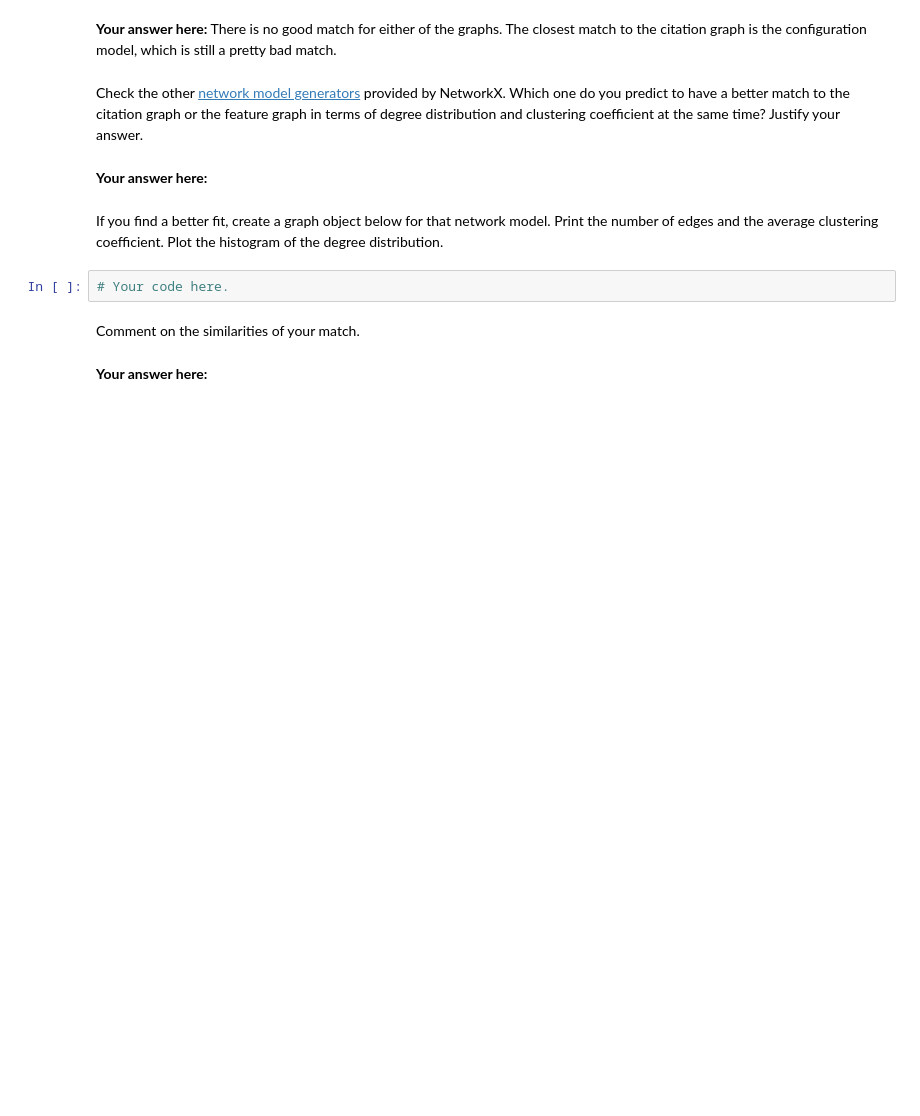
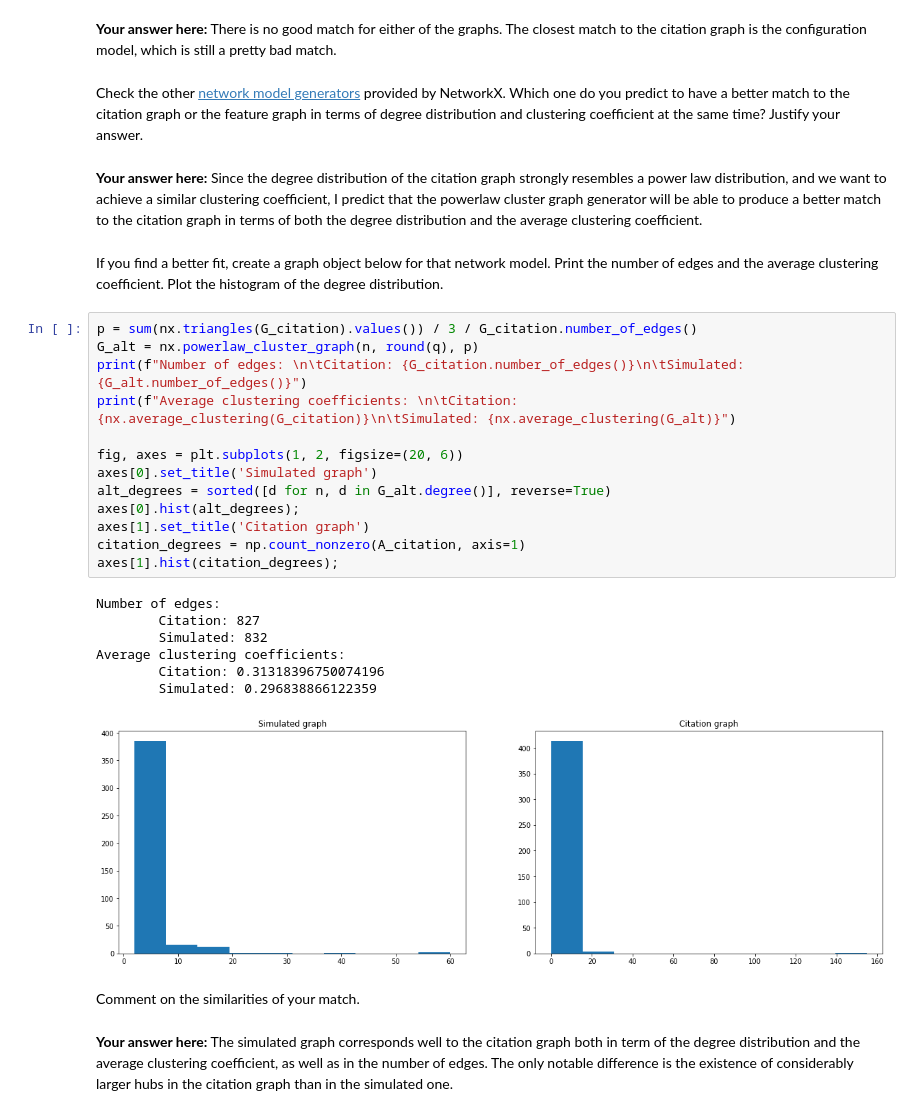
Before and after one commit to TheUser0571/NTDS_2019, a Jupyter notebook: assignments/1_network_science_kay.ipynb, the cells around one changed output. Cells and saved outputs as stored; diff of their text form; blank space fills up the shorter version.

```diff
--- a/assignments/1_network_science_kay.ipynb
+++ b/assignments/1_network_science_kay.ipynb
@@ -619,13 +626,34 @@ Comment on the values you obtain for the simulated networks. Is there any good m
 There is no good match for either of the graphs. The closest match to the citation graph is the configuration model, which is still a pretty bad match.
 # %% [markdown]
 Check the other [network model generators](https://networkx.github.io/documentation/networkx-1.10/reference/generators.html) provided by NetworkX. Which one do you predict to have a better match to the citation graph or the feature graph in terms of degree distribution and clustering coefficient at the same time? Justify your answer.
-# %% [markdown]
-**Your answer here:**
+# %% [markdown]
+**Your answer here:**
+Since the degree distribution of the citation graph strongly resembles a power law distribution, and we want to achieve a similar clustering coefficient, I predict that the powerlaw cluster graph generator will be able to produce a better match to the citation graph in terms of both the degree distribution and the average clustering coefficient.
 # %% [markdown]
 If you find a better fit, create a graph object below for that network model. Print the number of edges and the average clustering coefficient. Plot the histogram of the degree distribution.
-# %%
-# Your code here.
+# %%
+p = sum(nx.triangles(G_citation).values()) / 3 / G_citation.number_of_edges()
+G_alt = nx.powerlaw_cluster_graph(n, round(q), p)
+print(f"Number of edges: \n\tCitation: {G_citation.number_of_edges()}\n\tSimulated: {G_alt.number_of_edges()}")
+print(f"Average clustering coefficients: \n\tCitation: {nx.average_clustering(G_citation)}\n\tSimulated: {nx.average_clustering(G_alt)}")
+
+fig, axes = plt.subplots(1, 2, figsize=(20, 6))
+axes[0].set_title('Simulated graph')
+alt_degrees = sorted([d for n, d in G_alt.degree()], reverse=True)
+axes[0].hist(alt_degrees);
+axes[1].set_title('Citation graph')
+citation_degrees = np.count_nonzero(A_citation, axis=1)
+axes[1].hist(citation_degrees);
+# %% [output]
+Number of edges:
+        Citation: 827
+        Simulated: 832
+Average clustering coefficients:
+        Citation: 0.31318396750074196
+        Simulated: 0.296838866122359
+[figure, added]
 # %% [markdown]
 Comment on the similarities of your match.
-# %% [markdown]
-**Your answer here:**
+# %% [markdown]
+**Your answer here:**
+The simulated graph corresponds well to the citation graph both in term of the degree distribution and the average clustering coefficient, as well as in the number of edges. The only notable difference is the existence of considerably larger hubs in the citation graph than in the simulated one.
```
Also changed, not shown: parts of 14 cells of this notebook.
